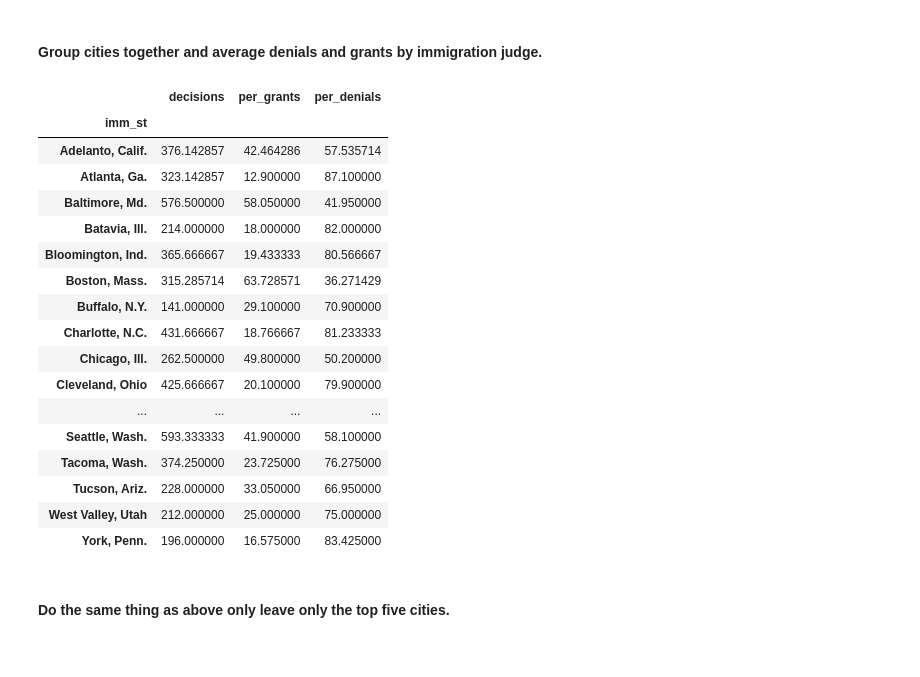
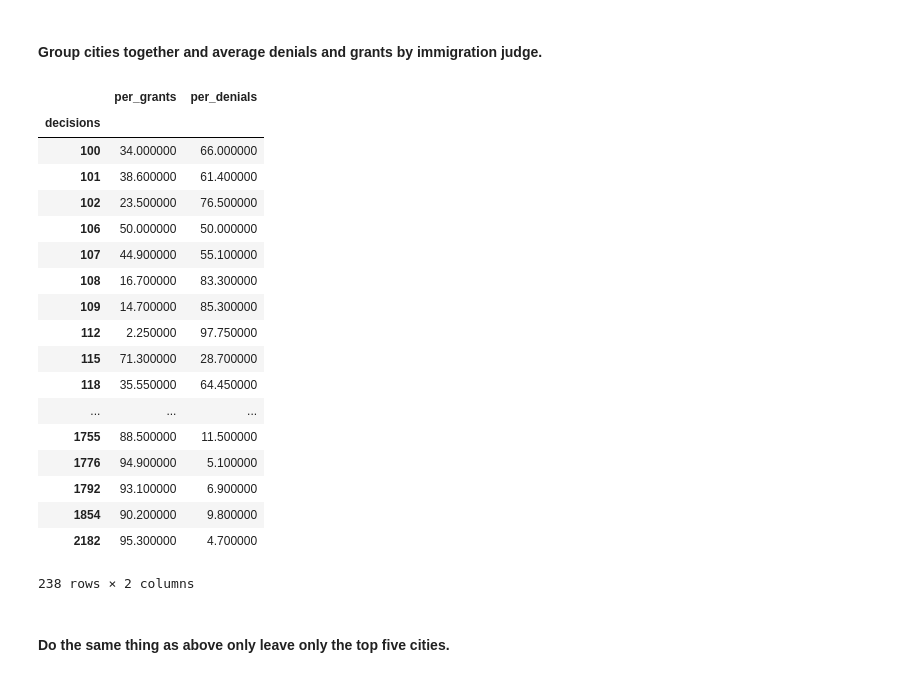
Before and after one commit to Borderzine/asylum_rate, a Jupyter notebook: asylum.ipynb, the cells around one changed output. Cells and saved outputs as stored; diff of their text form; code cells hidden in the pictures.

```diff
--- a/asylum.ipynb
+++ b/asylum.ipynb
@@ -30,27 +31,28 @@ judges
 # %% [markdown]
 #### Group cities together and average denials and grants by immigration judge.
 # %%
-cities = judges.groupby('imm_st').mean()
+cities = judges.groupby('decisions').mean()
 cities
 # %% [output]
-|  | decisions | per_grants | per_denials |
-| imm_st |  |  |  |
-| Adelanto, Calif. | 376.142857 | 42.464286 | 57.535714 |
-| Atlanta, Ga. | 323.142857 | 12.900000 | 87.100000 |
-| Baltimore, Md. | 576.500000 | 58.050000 | 41.950000 |
-| Batavia, Ill. | 214.000000 | 18.000000 | 82.000000 |
-| Bloomington, Ind. | 365.666667 | 19.433333 | 80.566667 |
-| Boston, Mass. | 315.285714 | 63.728571 | 36.271429 |
-| Buffalo, N.Y. | 141.000000 | 29.100000 | 70.900000 |
-| Charlotte, N.C. | 431.666667 | 18.766667 | 81.233333 |
-| Chicago, Ill. | 262.500000 | 49.800000 | 50.200000 |
-| Cleveland, Ohio | 425.666667 | 20.100000 | 79.900000 |
-| ... | ... | ... | ... |
-| Seattle, Wash. | 593.333333 | 41.900000 | 58.100000 |
-| Tacoma, Wash. | 374.250000 | 23.725000 | 76.275000 |
-| Tucson, Ariz. | 228.000000 | 33.050000 | 66.950000 |
-| West Valley, Utah | 212.000000 | 25.000000 | 75.000000 |
-| York, Penn. | 196.000000 | 16.575000 | 83.425000 |
+|  | per_grants | per_denials |
+| decisions |  |  |
+| 100 | 34.000000 | 66.000000 |
+| 101 | 38.600000 | 61.400000 |
+| 102 | 23.500000 | 76.500000 |
+| 106 | 50.000000 | 50.000000 |
+| 107 | 44.900000 | 55.100000 |
+| 108 | 16.700000 | 83.300000 |
+| 109 | 14.700000 | 85.300000 |
+| 112 | 2.250000 | 97.750000 |
+| 115 | 71.300000 | 28.700000 |
+| 118 | 35.550000 | 64.450000 |
+| ... | ... | ... |
+| 1755 | 88.500000 | 11.500000 |
+| 1776 | 94.900000 | 5.100000 |
+| 1792 | 93.100000 | 6.900000 |
+| 1854 | 90.200000 | 9.800000 |
+| 2182 | 95.300000 | 4.700000 |
+238 rows × 2 columns
 # %% [markdown]
 #### Do the same thing as above only leave only the top five cities.
 # %%
```
Also changed, not shown: parts of 6 cells of this notebook, 2 other files.
